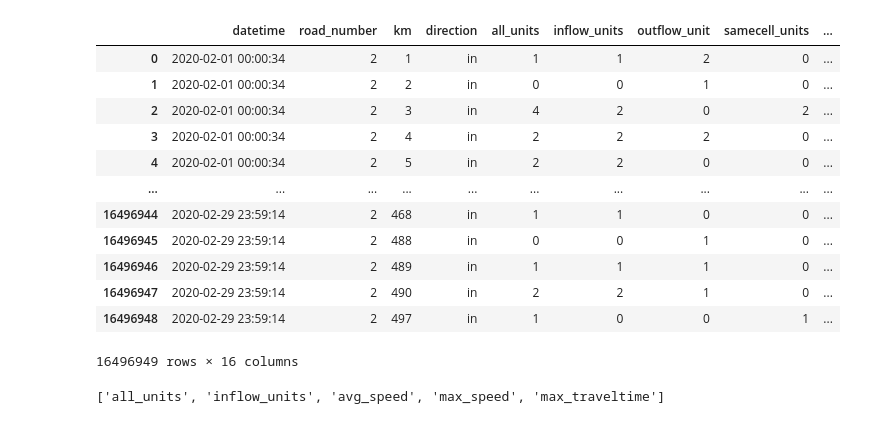
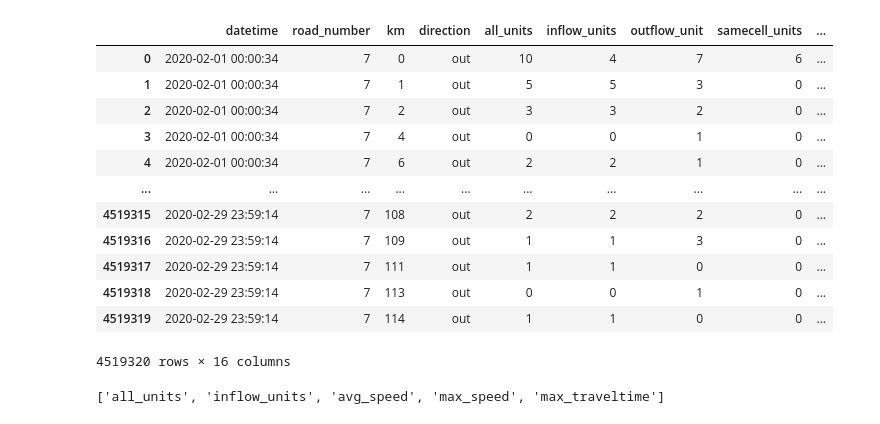
Before and after one commit to Traffic-anomaly-detection/traffic-anomaly-detection, a Jupyter notebook: Models/random-forest.ipynb, the cells around one changed output. Cells and saved outputs as stored; diff of their text form; code cells hidden in the pictures.

```diff
--- a/Models/random-forest.ipynb
+++ b/Models/random-forest.ipynb
@@ -14,23 +14,25 @@ from sklearn.tree import export_text
 from sklearn.metrics import classification_report,confusion_matrix
 from sklearn.model_selection import GridSearchCV
 # %%
+road = 7
+direction = "out"
 df = pd.read_csv(
-    "../dataset/cluster/2020-02-road2-in-5cluster.csv", parse_dates=["datetime"])
+    f"../dataset/cluster/2020-02-road{road}-{direction}-5cluster.csv", parse_dates=["datetime"])
 df
 # %% [output]
 |  | datetime | road_number | km | direction | all_units | inflow_units | outflow_unit | samecell_units | ... |
-| 0 | 2020-02-01 00:00:34 | 2 | 1 | in | 1 | 1 | 2 | 0 | ... |
-| 1 | 2020-02-01 00:00:34 | 2 | 2 | in | 0 | 0 | 1 | 0 | ... |
-| 2 | 2020-02-01 00:00:34 | 2 | 3 | in | 4 | 2 | 0 | 2 | ... |
-| 3 | 2020-02-01 00:00:34 | 2 | 4 | in | 2 | 2 | 2 | 0 | ... |
-| 4 | 2020-02-01 00:00:34 | 2 | 5 | in | 2 | 2 | 0 | 0 | ... |
+| 0 | 2020-02-01 00:00:34 | 7 | 0 | out | 10 | 4 | 7 | 6 | ... |
+| 1 | 2020-02-01 00:00:34 | 7 | 1 | out | 5 | 5 | 3 | 0 | ... |
+| 2 | 2020-02-01 00:00:34 | 7 | 2 | out | 3 | 3 | 2 | 0 | ... |
+| 3 | 2020-02-01 00:00:34 | 7 | 4 | out | 0 | 0 | 1 | 0 | ... |
+| 4 | 2020-02-01 00:00:34 | 7 | 6 | out | 2 | 2 | 1 | 0 | ... |
 | ... | ... | ... | ... | ... | ... | ... | ... | ... | ... |
-| 16496944 | 2020-02-29 23:59:14 | 2 | 468 | in | 1 | 1 | 0 | 0 | ... |
-| 16496945 | 2020-02-29 23:59:14 | 2 | 488 | in | 0 | 0 | 1 | 0 | ... |
-| 16496946 | 2020-02-29 23:59:14 | 2 | 489 | in | 1 | 1 | 1 | 0 | ... |
-| 16496947 | 2020-02-29 23:59:14 | 2 | 490 | in | 2 | 2 | 1 | 0 | ... |
-| 16496948 | 2020-02-29 23:59:14 | 2 | 497 | in | 1 | 0 | 0 | 1 | ... |
+| 4519315 | 2020-02-29 23:59:14 | 7 | 108 | out | 2 | 2 | 2 | 0 | ... |
+| 4519316 | 2020-02-29 23:59:14 | 7 | 109 | out | 1 | 1 | 3 | 0 | ... |
+| 4519317 | 2020-02-29 23:59:14 | 7 | 111 | out | 1 | 1 | 0 | 0 | ... |
+| 4519318 | 2020-02-29 23:59:14 | 7 | 113 | out | 0 | 0 | 1 | 0 | ... |
+| 4519319 | 2020-02-29 23:59:14 | 7 | 114 | out | 1 | 1 | 0 | 0 | ... |
-16496949 rows × 16 columns
+4519320 rows × 16 columns
 # %%
 num_cols = ['all_units', 'inflow_units',
             'avg_speed', 'max_speed',
```
Also changed, not shown: parts of 2 cells of this notebook, 1 other file.
